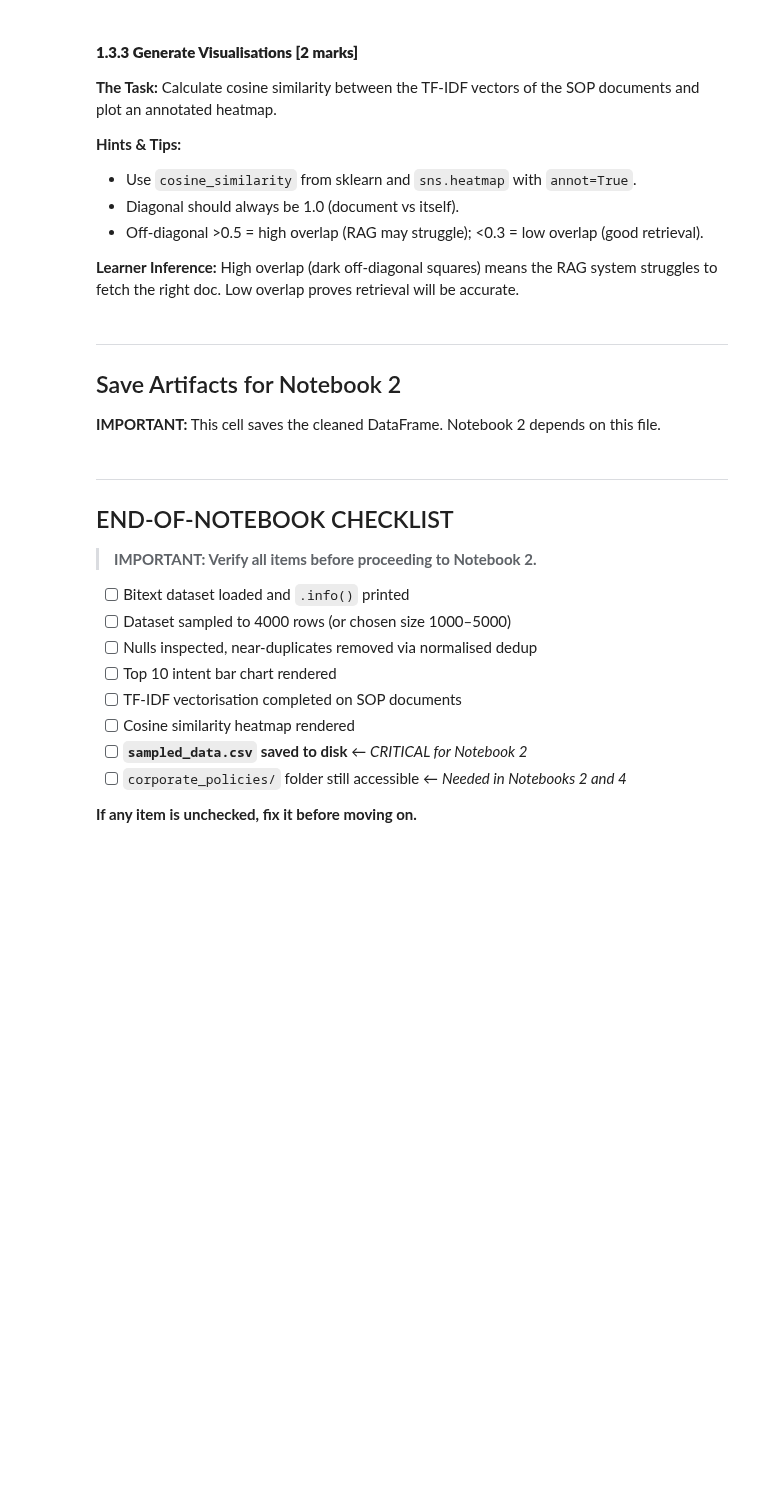
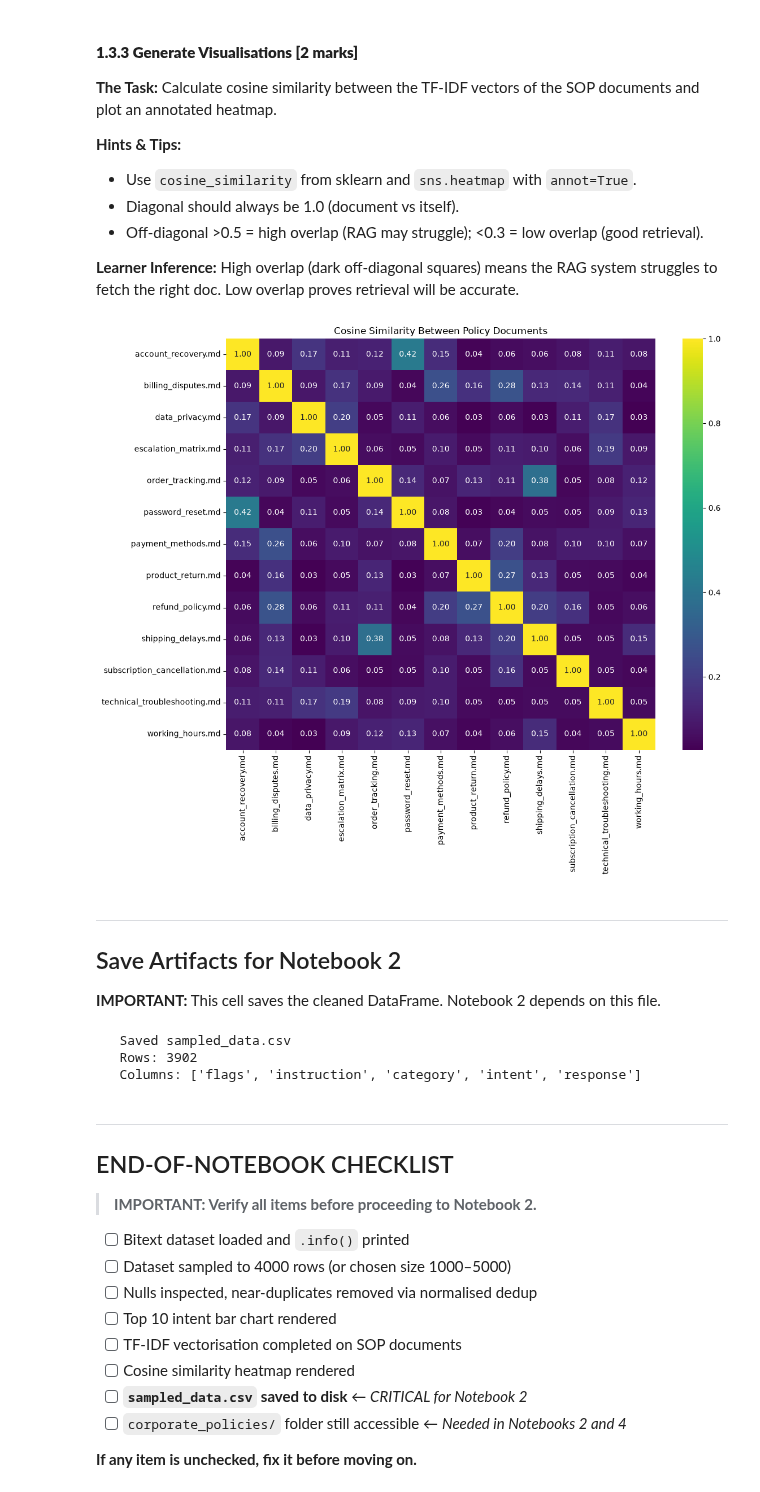
Before and after one commit to abinasn/machine-learning, a Jupyter notebook: capstone-project/Data_Understanding_and_EDA.ipynb, the cells around one changed output. Drawn from its saved outputs; the diff is of its cells as text; code cells hidden in the pictures; blank space fills up the shorter version.

```diff
--- a/capstone-project/Data_Understanding_and_EDA.ipynb
+++ b/capstone-project/Data_Understanding_and_EDA.ipynb
@@ -94,0 +227,17 @@
+# %%
+# YOUR CODE HERE
+from sklearn.feature_extraction.text import TfidfVectorizer
+
+doc_texts = []
+doc_names = []
+for f in sorted(policy_files):
+    with open(f, "r") as file:
+        doc_texts.append(file.read())
+    doc_names.append(f.split("/")[-1])
+
+print("Loaded", len(doc_texts), "documents")
+
+vectorizer = TfidfVectorizer(stop_words="english")
+tfidf_matrix = vectorizer.fit_transform(doc_texts)
+
+print("TF-IDF matrix shape:", tfidf_matrix.shape)
@@ -107,3 +277,23 @@
+# %%
+# YOUR CODE HERE
+from sklearn.metrics.pairwise import cosine_similarity
+
+similarity_matrix = cosine_similarity(tfidf_matrix)
+
+plt.figure(figsize=(12, 10))
+sns.heatmap(
+    similarity_matrix,
+    xticklabels=doc_names,
+    yticklabels=doc_names,
+    annot=True,
+    fmt=".2f",
+    cmap="viridis"
+)
+plt.title("Cosine Similarity Between Policy Documents")
+plt.tight_layout()
+plt.show()
+# %% [output]
+[figure, added]
 # %% [markdown]
 ---
 ## Save Artifacts for Notebook 2
@@ -114,3 +302,14 @@
+# %%
+# YOUR CODE HERE
+df_sample.to_csv("sampled_data.csv", index=False)
+
+print("   Saved sampled_data.csv")
+print("   Rows:", len(df_sample))
+print("   Columns:", list(df_sample.columns))
+# %% [output]
+   Saved sampled_data.csv
+   Rows: 3902
+   Columns: ['flags', 'instruction', 'category', 'intent', 'response']
 # %% [markdown]
 ---
 ## END-OF-NOTEBOOK CHECKLIST
```
Also changed, not shown: parts of 15 cells of this notebook, 1 other file.
